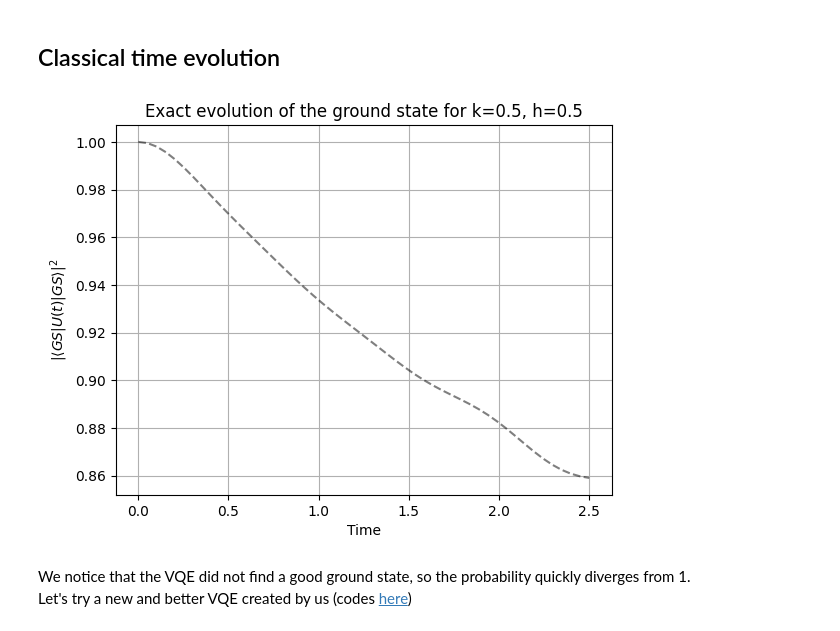
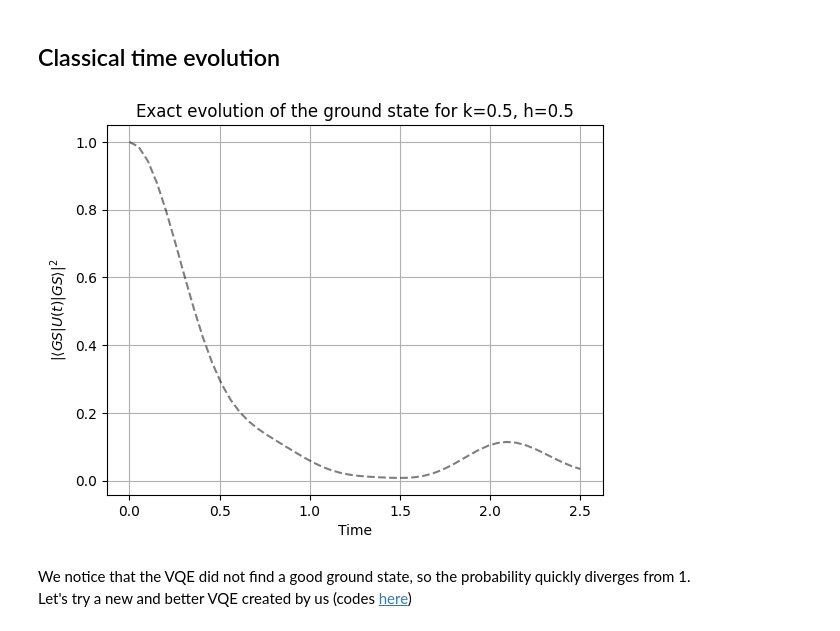
Before and after one commit to alexsockz/ANNNI-model-quantum-computing, a Jupyter notebook: src/ANNNI-TimeEv.ipynb, the cells around one changed output. Saved outputs shown, nothing was run; the diff lists cells and outputs as text; code cells hidden in the pictures.

```diff
--- a/src/ANNNI-TimeEv.ipynb
+++ b/src/ANNNI-TimeEv.ipynb
@@ -130,49 +131,56 @@ h = 0.5
 
 H = get_H(N,k,h)
 
 wires = range(N)
 dev = qml.device("lightning.qubit", wires=N)
 
 
 params, _ = find_ground_state(N, k, h, max_iters=500, tolerance=1e-07, seed=10)
 
 @qml.qnode(dev)
-def get_initial_state(params):
+def get_initial_state(params,N):
     create_ansatz(params, N)
     return qml.state()
 
-initial_state = get_initial_state(params)
+initial_state = get_initial_state(params,N)
 
 T_start = 0
 deltaT = 0.05
 num_time_steps = 50
 times = np.linspace(T_start, T_start+deltaT*num_time_steps, num_time_steps)
 
-exact_evol = []
-theor_evol = []
 
-# H_matrix = qml.matrix(H)
-# theor_eigenvectors = np.linalg.eigh(H_matrix)[1]
-# theor_gs = theor_eigenvectors[:, 0]
 
+params = np.array([2 * np.pi * random.uniform(0, 1)] * (6 * N), requires_grad=True)
+initial_state = get_initial_state(params,N)
+
+def exact_evol(H,T,params,N):
+    initial_state = get_initial_state(params,N)
+    evolved_state = U_t(H, t) @ initial_state
+    return evolved_state
+
+exact_probs = []
+
+# for t in times:
+# # evolved_state = U_t(H, t) @ initial_state
+# evolved_state = exact_evol(H,t,params)
+# overlap = np.abs(np.dot(np.conj(initial_state), evolved_state))**2
+# exact_probs.append(overlap)
+
+prob_list_exact = []
 for t in times:
-    evolved_state = U_t(H, t) @ initial_state
+    evolved_state = exact_evol(H, t, params,N)
     overlap = np.abs(np.dot(np.conj(initial_state), evolved_state))**2
-    exact_evol.append(overlap)
+    prob_list_exact.append(overlap)
 
-    # evolved_state = U_t(H, t) @ theor_gs
-    # overlap = np.abs(np.dot(np.conj(theor_gs), evolved_state))**2
-    # theor_evol.append(overlap)
-
-plt.plot(times, exact_evol, linestyle="--", color="black", alpha=0.5)
-# plt.plot(times, theor_evol, linestyle="-", color="black", alpha=0.8)
+plt.plot(times, prob_list_exact, linestyle="--", color="black", alpha=0.5)
 plt.title(f"Exact evolution of the ground state for k={k:.2}, h={h:.2}")
 plt.xlabel("Time")
 plt.ylabel(r"$|\langle GS|U(t)|GS\rangle|^2$")
 plt.grid()
 plt.show()
 # %% [output]
-[figure, old version]
+[figure, new version]
 # %% [markdown]
 We notice that the VQE did not find a good ground state, so the probability quickly diverges from 1.
 Let's try a new and better VQE created by us (codes [here](https://github.com/alexsockz/ANNNI-model-quantum-computing/blob/main/src/VQE.py))
```
Also changed, not shown: parts of 15 cells of this notebook, 1 other file.
